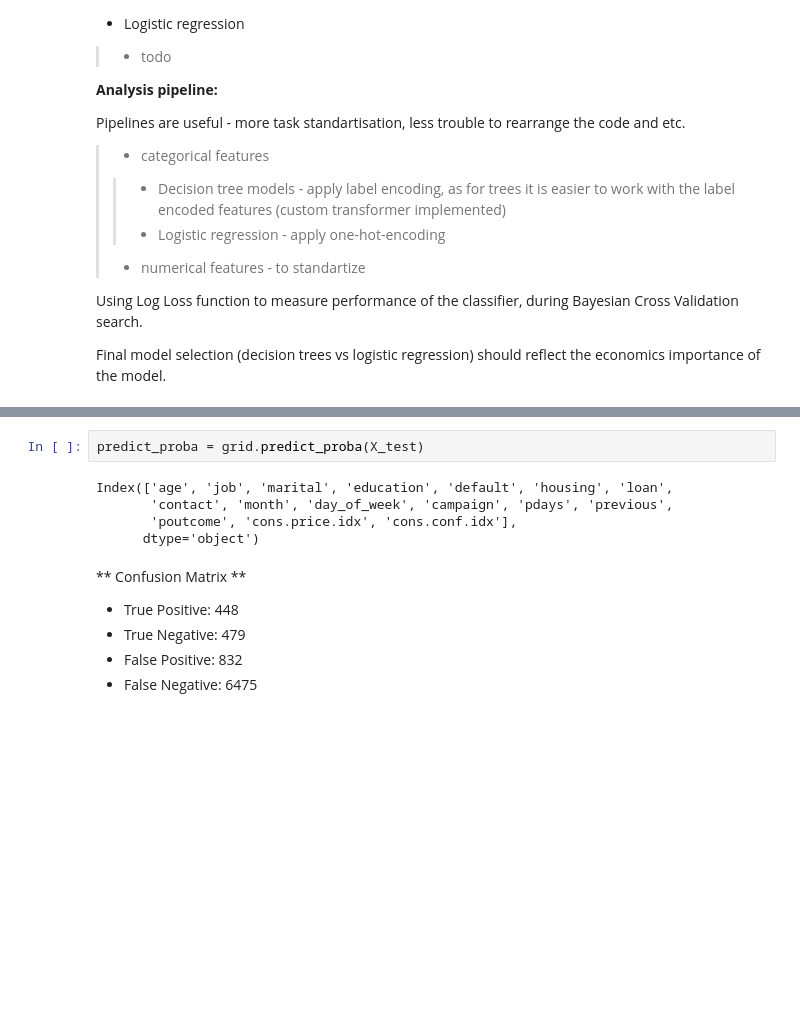
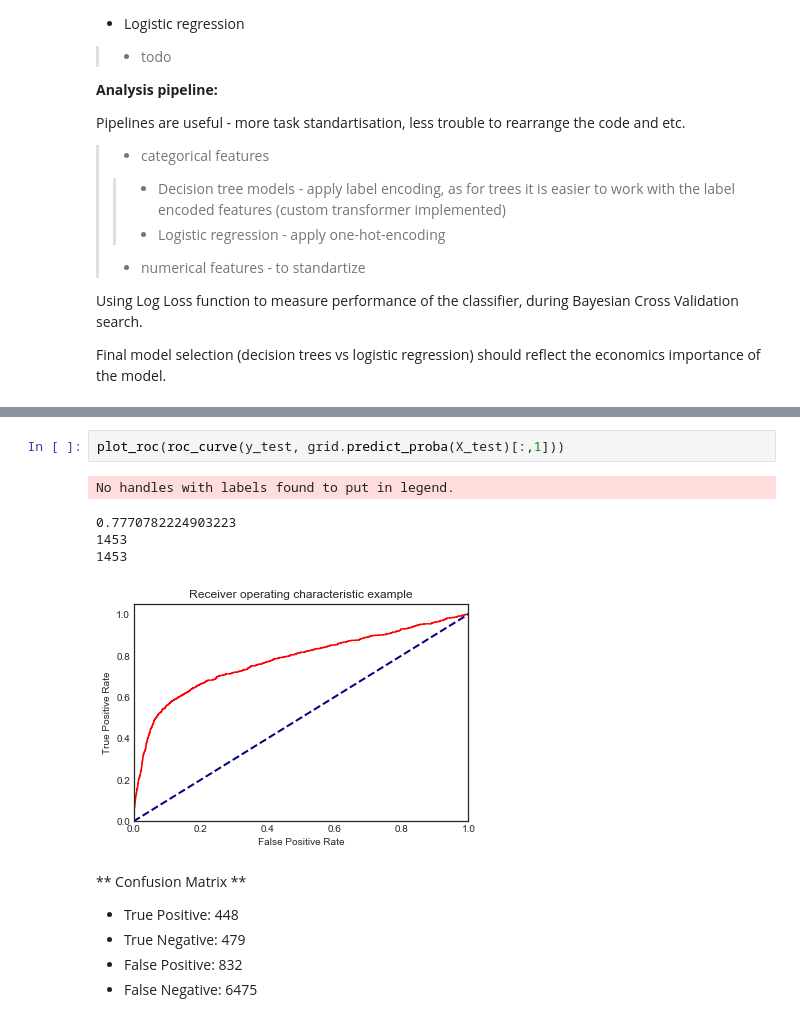
Before and after one commit to arabidze/Python_examples, a Jupyter notebook: bank_sales_git.ipynb, the cells around one changed output, grey strips where cells are left out. Cells and saved outputs as stored; diff of their text form; blank space fills up the shorter version.

```diff
--- a/bank_sales_git.ipynb
+++ b/bank_sales_git.ipynb
@@ -493,11 +427,12 @@ grid.best_params_
  'xg__scale_pos_weight': 7.880021569156106}
 # %%
-predict_proba = grid.predict_proba(X_test)
+plot_roc(roc_curve(y_test, grid.predict_proba(X_test)[:,1]))
 # %% [output]
-Index(['age', 'job', 'marital', 'education', 'default', 'housing', 'loan',
-       'contact', 'month', 'day_of_week', 'campaign', 'pdays', 'previous',
-       'poutcome', 'cons.price.idx', 'cons.conf.idx'],
-      dtype='object')
+No handles with labels found to put in legend.
+0.7770782224903223
+1453
+1453
+[figure, added]
 # %% [markdown]
 ** Confusion Matrix **
 
```
Also changed, not shown: parts of 27 cells of this notebook, 2 other files.
